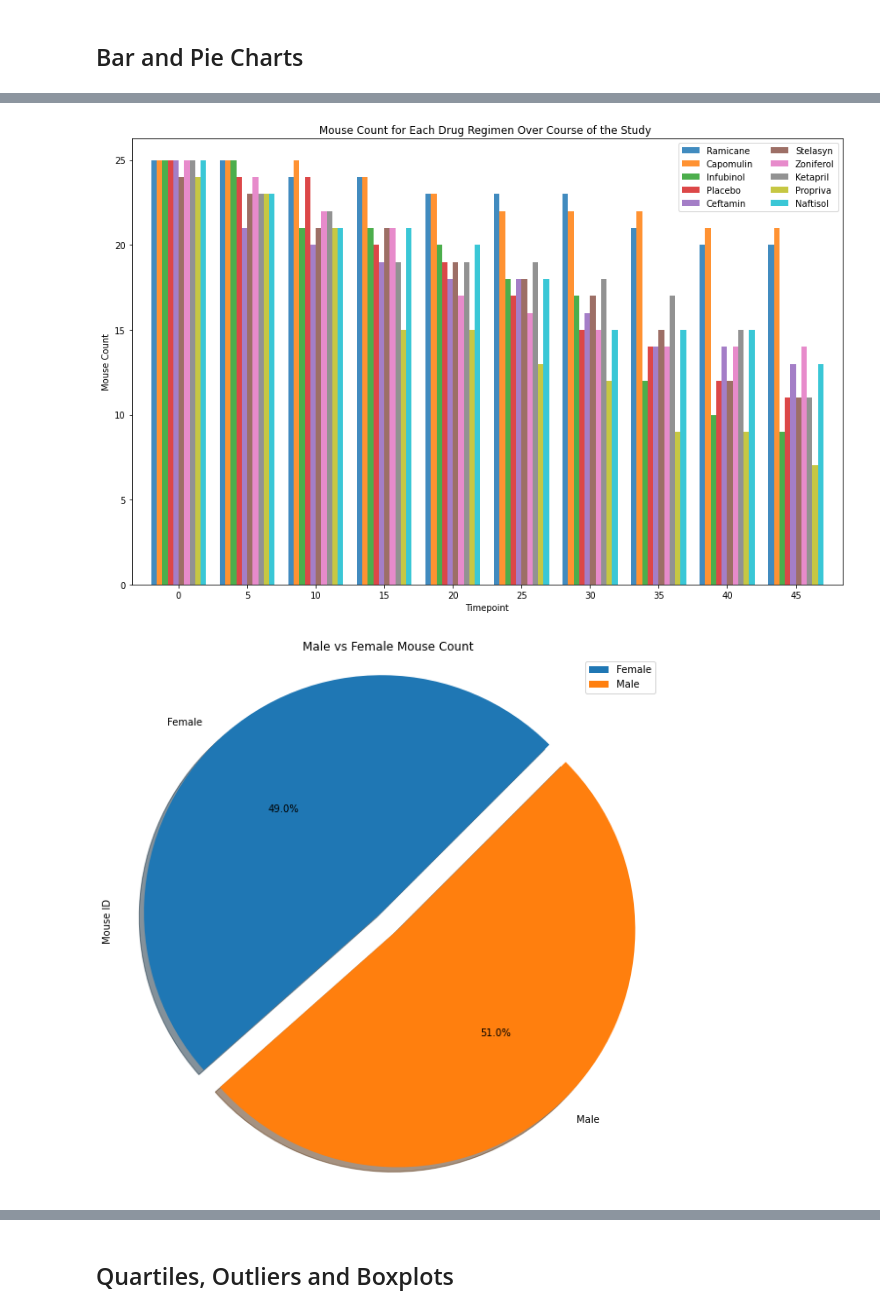
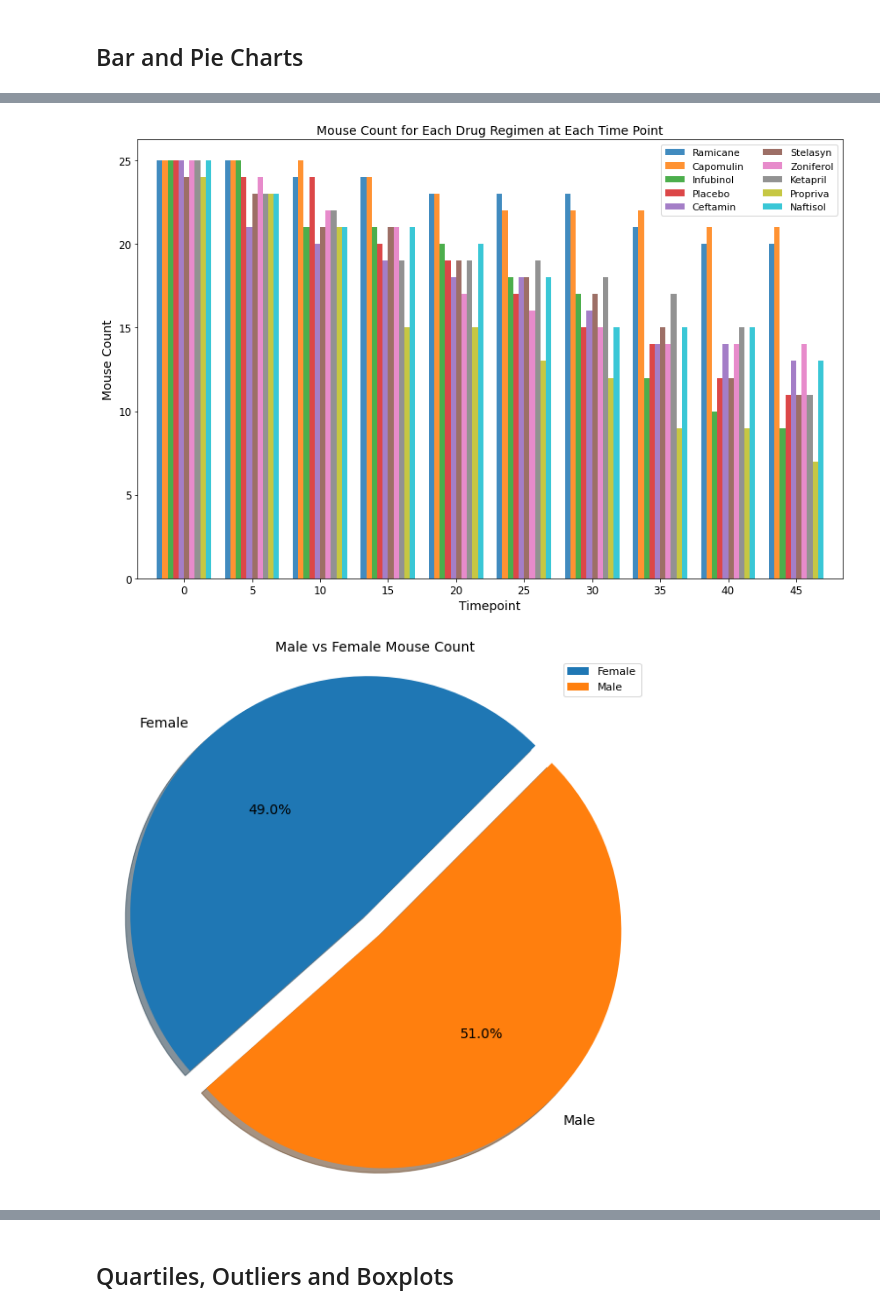
Before and after one commit to dcurrigan/matplotlib-challenge, a Jupyter notebook: pymaceuticals_starter.ipynb, the cells around one changed output, grey strips where cells are left out. Saved outputs shown, nothing was run; the diff lists cells and outputs as text; code cells hidden in the pictures.

```diff
--- a/pymaceuticals_starter.ipynb
+++ b/pymaceuticals_starter.ipynb
@@ -145,31 +194,32 @@ plt.show()
 # %%
 # -- BAR PLOT USING PYPLOT -- #
 
 # x-axis set to the unique values in the 'Timepoint' column of the plot_data DataFrame
 x_axis = plot_data['Timepoint'].unique()
 # width of each bar specified (needed for spacing of bars)
 bar_width = 0.4
 
 # PLOT THE BARS
 fig, ax = plt.subplots(figsize=(12,8))
 
 # Iterate through columns of plot_data (each colulmn is a different drug regimen)
 #   plot that drug regimens data, allowing for a spacing (= to bar_width) so that bars don't overlap
 for col in range(1, len(plot_data.columns)):
     ax.bar([x + (bar_width*col) for x in x_axis], plot_data.iloc[:,col], width=0.4, alpha=0.85, label=plot_data.columns[col])
 
 # FORMATTING AND DISPLAY
-ax.legend(ncol=2)
-plt.xlabel("Timepoint")
-plt.ylabel("Mouse Count")
-plt.title("Mouse Count for Each Drug Regimen Over Course of the Study ")
+ax.legend(ncol=2, fontsize=11)
+plt.xlabel("Timepoint", fontsize=14)
+plt.ylabel("Mouse Count", fontsize=14)
+plt.title("Mouse Count for Each Drug Regimen at Each Time Point", fontsize=14)
 plt.xlim()
-plt.xticks(ticks=(x_axis+2.2), labels=plot_data['Timepoint'].unique())
+plt.xticks(ticks=(x_axis+2.2), labels=plot_data['Timepoint'].unique(), fontsize=12)
+plt.yticks(fontsize=12)
 plt.xlim(min(x_axis)-(bar_width*3), max(x_axis)+bar_width*14)
 plt.tight_layout()
 plt.show()
 # %% [output]
-[figure, old version]
+[figure, new version]
 # %%
 # -- PIE PLOT USING PANDAS -- #
 
@@ -178,15 +228,18 @@ plot_data_2 = df.groupby(['Sex']).count()
 
 # Plot the data as a Pandas plot pie chart
 plot = plot_data_2.plot.pie(y='Mouse ID', startangle=45, figsize=(10,10),
-                            autopct='%1.1f%%', shadow=True, title="Male vs Female Mouse Count",
+                            autopct='%1.1f%%', shadow=True, fontsize=14,
                             # determine element that has the greatest value and apply explode
                             # This statement returns an array of booleans which is multipled by the explode factor
                             explode=(plot_data_2['Mouse ID'] == max(plot_data_2['Mouse ID'])) * 0.1)
 
 plt.axis("equal")
+plot.set_title("Male vs Female Mouse Count", fontsize=14)
+plt.legend(fontsize=11)
+plt.ylabel('')
 plt.show()
 # %% [output]
-[figure, old version]
+[figure, new version]
 # %%
 # -- PIE PLOT USING PYPLOT -- #
 
```
Also changed, not shown: parts of 9 cells of this notebook, 1 other file.
